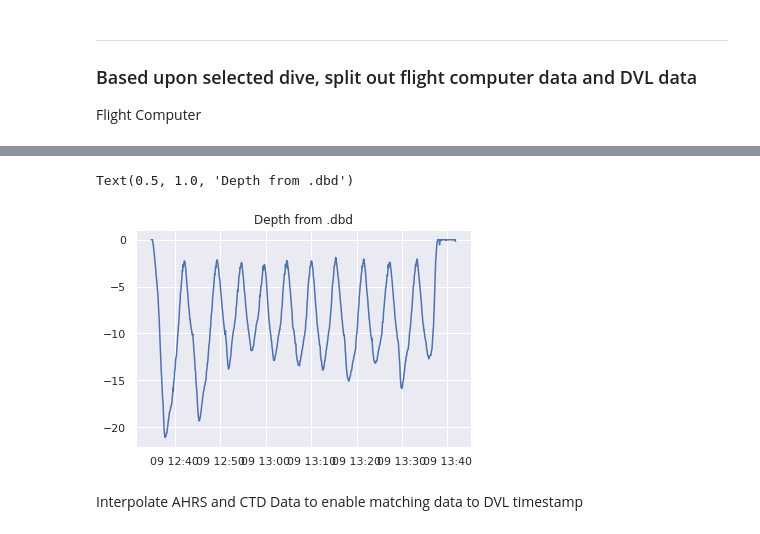
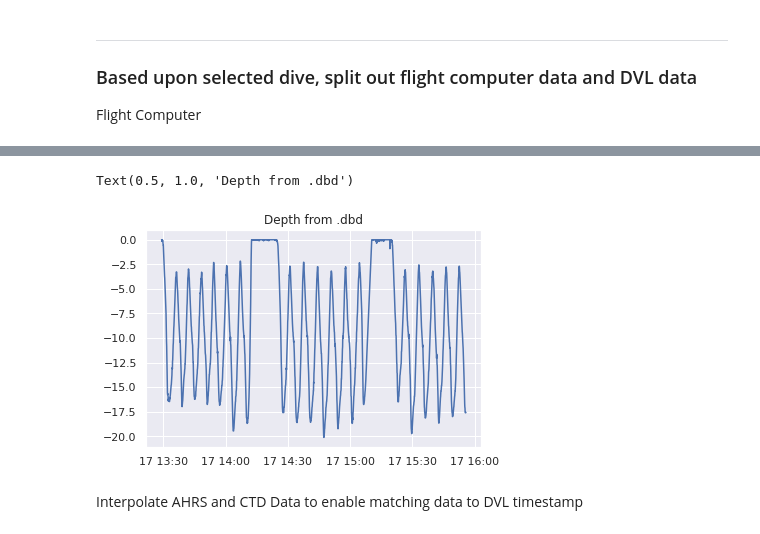
Before and after one commit to gidobot/dvl-nav, a Jupyter notebook: notebook/dvl-navigation-unit770.ipynb, the cells around one changed output, grey strips where cells are left out. Cells and saved outputs as stored; diff of their text form; code cells hidden in the pictures.

```diff
--- a/notebook/dvl-navigation-unit770.ipynb
+++ b/notebook/dvl-navigation-unit770.ipynb
@@ -100,7 +96,7 @@ print('Done!')
 Done!
 # %%
 #filepath = '/home/gburgess/dvl-nav/data/field_data/buzz_bay/dec_15/'
-filepath = '/home/gburgess/dvl-nav/data/field_data/puerto_rico/mar9/'
+filepath = '/home/gburgess/dvl-nav/data/field_data/puerto_rico/mar17/'
 # %% [markdown]
 ---
 <a id='load-and-parse-data'></a>
@@ -250,16 +251,20 @@ Flight Computer
 # %%
 ctd_start = ctd_df.Time[dive_dic[selected_dive][0]]
 ctd_end = ctd_df.Time[dive_dic[selected_dive][1]]
-print(ctd_start, ctd_end)
+print(datetime.datetime.fromtimestamp(ctd_start), datetime.datetime.fromtimestamp(ctd_end))
 
-time_zone_shift = 3600*5
+# time_zone_shift = 3600*5
+time_zone_shift = 3600*(5-0.00925)
 
 start_t = datetime.datetime.fromtimestamp(ctd_start+time_zone_shift)
 end_t   = datetime.datetime.fromtimestamp(ctd_end+time_zone_shift)
 dur     = end_t - start_t
+print("Duration:", dur)
 print(start_t, end_t)
 
 df_dbd  = ts_flight.df[str(start_t):str(end_t)].copy()
+# df_dbd.to_csv(filepath+'mar17_bad_dive_flight_data.csv', sep=',', index=False)
+
 plt.figure()
 plt.plot(df_dbd.m_depth*-1)
 plt.title('Depth from .dbd')
@@ -269,5 +275,5 @@ plt.title('Depth from .dbd')
 Text(0.5, 1.0, 'Depth from .dbd')
-[figure, old version]
+[figure, new version]
 # %% [markdown]
 Interpolate AHRS and CTD Data to enable matching data to DVL timestamp
 # %%
```
Also changed, not shown: parts of 32 cells of this notebook.
